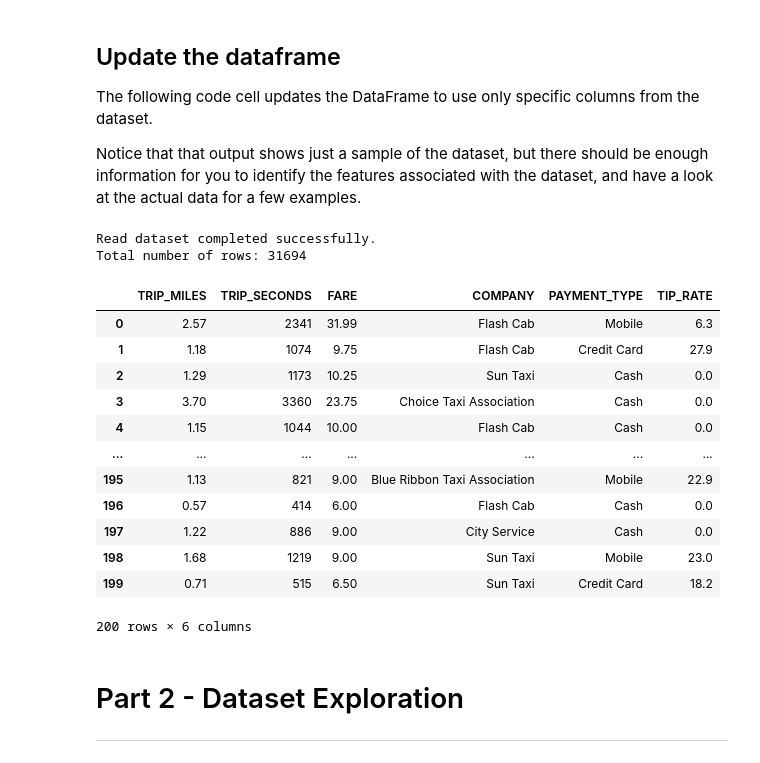
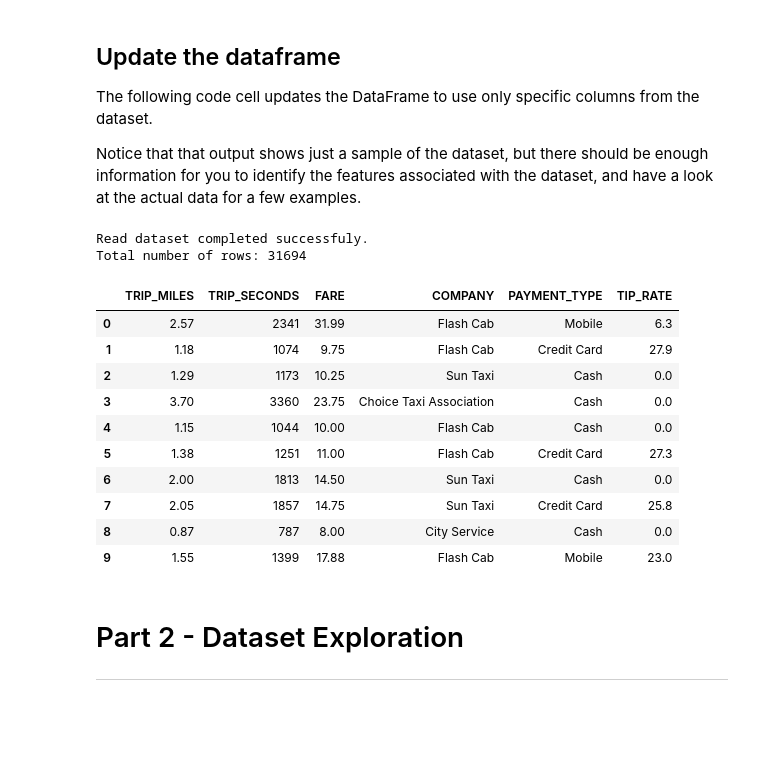
Before and after one commit to MxSofiaBiancaCardenas/linear_regression_taxi, a Jupyter notebook: ml/cc/exercises/linear_regression_taxi.ipynb, the cells around one changed output. Drawn from its saved outputs; the diff is of its cells as text; code cells hidden in the pictures; blank space fills up the shorter version.

```diff
--- a/ml/cc/exercises/linear_regression_taxi.ipynb
+++ b/ml/cc/exercises/linear_regression_taxi.ipynb
@@ -87,28 +92,26 @@ Notice that that output shows just a sample of the dataset, but there should be
 # %%
 #@title Code - Read dataset
 
 # Updates dataframe to use specific columns.
 training_df = chicago_taxi_dataset.loc[:, ('TRIP_MILES', 'TRIP_SECONDS', 'FARE', 'COMPANY', 'PAYMENT_TYPE', 'TIP_RATE')]
 
-print('Read dataset completed successfully.')
-print('Total number of rows: {0}\n\n'.format(len(training_df.index)))
-training_df.head(200)
+print('Read dataset completed successfuly.')
+print('Total number of rows: {0}\n\n' .format(len(training_df.index)))
+training_df.head(10)
 # %% [output]
-Read dataset completed successfully.
+Read dataset completed successfuly.
 Total number of rows: 31694
 |  | TRIP_MILES | TRIP_SECONDS | FARE | COMPANY | PAYMENT_TYPE | TIP_RATE |
 | 0 | 2.57 | 2341 | 31.99 | Flash Cab | Mobile | 6.3 |
 | 1 | 1.18 | 1074 | 9.75 | Flash Cab | Credit Card | 27.9 |
 | 2 | 1.29 | 1173 | 10.25 | Sun Taxi | Cash | 0.0 |
 | 3 | 3.70 | 3360 | 23.75 | Choice Taxi Association | Cash | 0.0 |
 | 4 | 1.15 | 1044 | 10.00 | Flash Cab | Cash | 0.0 |
-| ... | ... | ... | ... | ... | ... | ... |
-| 195 | 1.13 | 821 | 9.00 | Blue Ribbon Taxi Association | Mobile | 22.9 |
-| 196 | 0.57 | 414 | 6.00 | Flash Cab | Cash | 0.0 |
-| 197 | 1.22 | 886 | 9.00 | City Service | Cash | 0.0 |
-| 198 | 1.68 | 1219 | 9.00 | Sun Taxi | Mobile | 23.0 |
-| 199 | 0.71 | 515 | 6.50 | Sun Taxi | Credit Card | 18.2 |
+| 5 | 1.38 | 1251 | 11.00 | Flash Cab | Credit Card | 27.3 |
+| 6 | 2.00 | 1813 | 14.50 | Sun Taxi | Cash | 0.0 |
+| 7 | 2.05 | 1857 | 14.75 | Sun Taxi | Credit Card | 25.8 |
+| 8 | 0.87 | 787 | 8.00 | City Service | Cash | 0.0 |
+| 9 | 1.55 | 1399 | 17.88 | Flash Cab | Mobile | 23.0 |
-200 rows × 6 columns
 # %% [markdown]
 # Part 2 - Dataset Exploration
 
```
Also changed, not shown: parts of 5 cells of this notebook.
